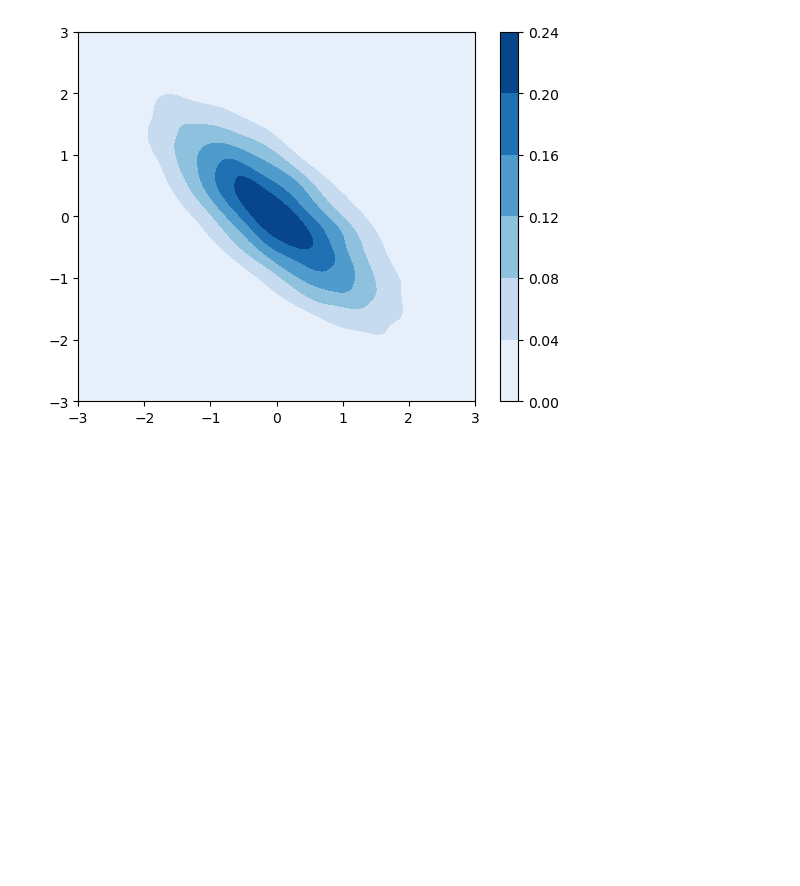
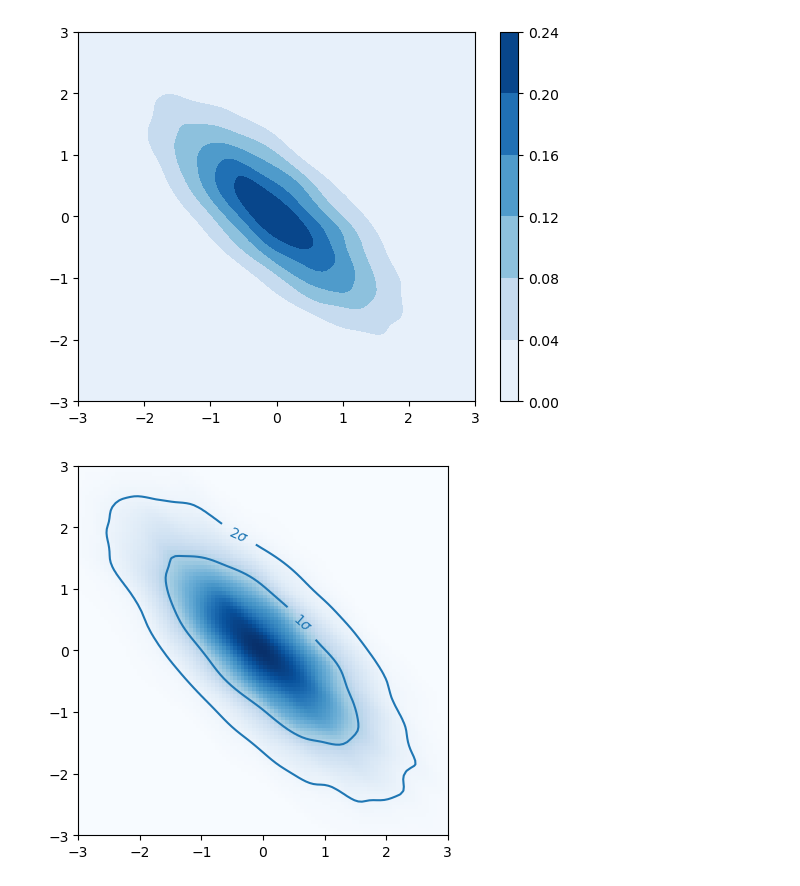
Before and after one commit to SaeeDhawalikar/Grad_school-CA1-Tutorial, a Jupyter notebook: Tutorial1_develop.ipynb, the cells around one changed output. Saved outputs shown, nothing was run; the diff lists cells and outputs as text; code cells hidden in the pictures; blank space fills up the shorter version.

Commit message:
Added sigma contours

```diff
--- a/Tutorial1_develop.ipynb
+++ b/Tutorial1_develop.ipynb
@@ -350,3 +350,29 @@ plt.colorbar()
 plt.show()
 # %% [output]
 [figure]
+# %%
+# for sigma contours,
+# you need to compute the probabilities where the value crosses the particular sigma values
+
+# Flatten and sort data in descending order
+Z_sorted = np.sort(data.ravel())[::-1]
+Z_cumsum = np.cumsum(Z_sorted)
+Z_cumsum /= Z_cumsum[-1]  # normalization
+
+# Function to get PDF threshold for given probability
+def find_level(prob):
+    return Z_sorted[np.searchsorted(Z_cumsum, prob)]
+
+level_1sigma = find_level(0.6827)
+level_2sigma = find_level(0.9545)
+
+
+# plotting
+plt.imshow(data, extent=[-3,3,-3,3], origin="lower", cmap="Blues")
+cs = plt.contour(X, Y, data, levels=[level_2sigma, level_1sigma], colors="C0")
+txt_objects = plt.clabel(cs, fmt="%0.3f", fontsize=10)
+txt_objects[0].set(text=r"$2\sigma$")
+txt_objects[1].set(text=r"$1\sigma$")
+plt.show()
+# %% [output]
+[figure, added]
```
Also changed, not shown: 1 other file.
